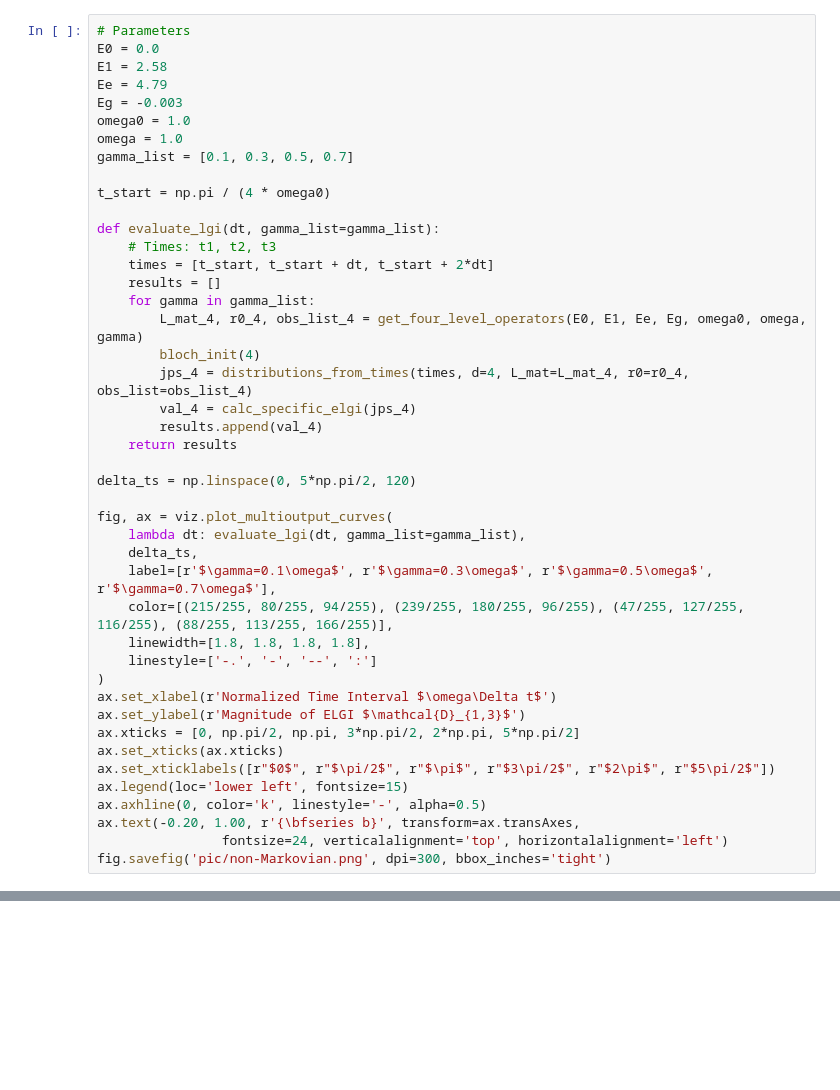
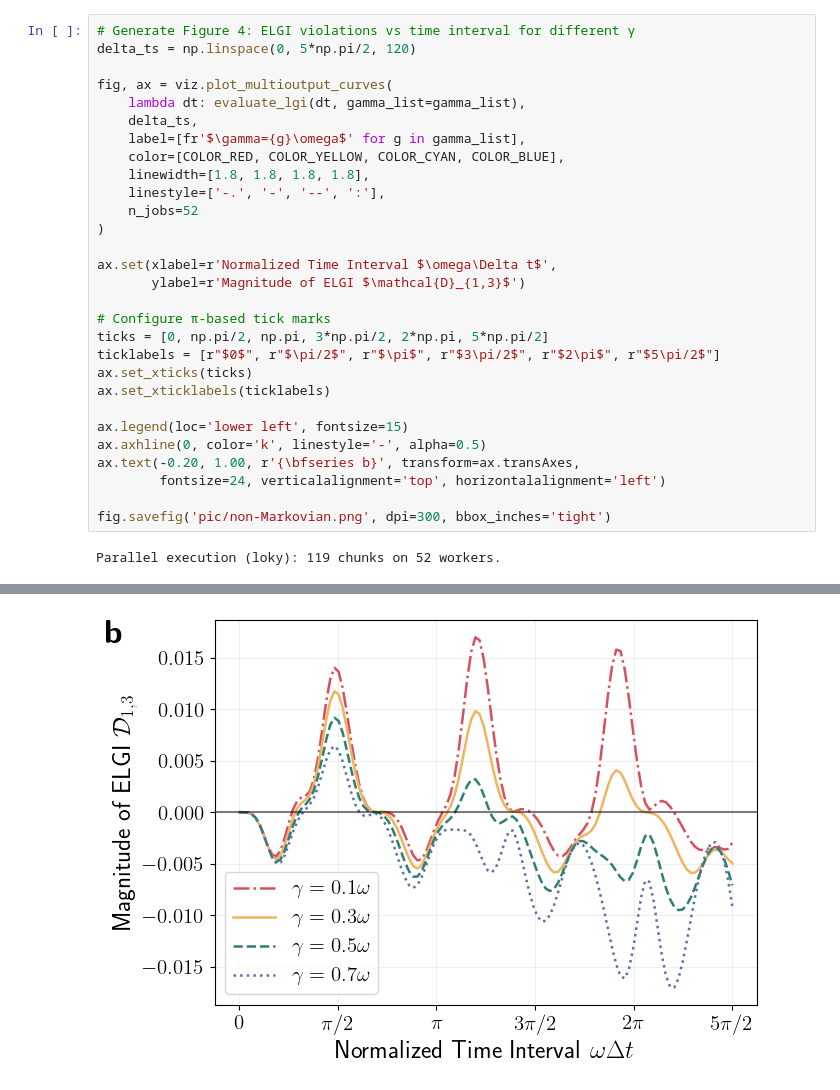
Before and after one commit to PolarisMegrez/Entropic-Leggett-Garg-Inequalities, a Jupyter notebook: demo.ipynb, the cells around one changed output, grey strips where cells are left out. Drawn from its saved outputs; the diff is of its cells as text; blank space fills up the shorter version.

```diff
--- a/demo.ipynb
+++ b/demo.ipynb
@@ -342,44 +499,31 @@ def calc_specific_elgi(jps):
 # %%
-# Parameters
-E0 = 0.0
-E1 = 2.58
-Ee = 4.79
-Eg = -0.003
-omega0 = 1.0
-omega = 1.0
-gamma_list = [0.1, 0.3, 0.5, 0.7]
-
-t_start = np.pi / (4 * omega0)
-
-def evaluate_lgi(dt, gamma_list=gamma_list):
-    # Times: t1, t2, t3
-    times = [t_start, t_start + dt, t_start + 2*dt]
-    results = []
-    for gamma in gamma_list:
-        L_mat_4, r0_4, obs_list_4 = get_four_level_operators(E0, E1, Ee, Eg, omega0, omega, gamma)
-        bloch_init(4)
-        jps_4 = distributions_from_times(times, d=4, L_mat=L_mat_4, r0=r0_4, obs_list=obs_list_4)
-        val_4 = calc_specific_elgi(jps_4)
-        results.append(val_4)
-    return results
-
+# Generate Figure 4: ELGI violations vs time interval for different γ
 delta_ts = np.linspace(0, 5*np.pi/2, 120)
 
 fig, ax = viz.plot_multioutput_curves(
     lambda dt: evaluate_lgi(dt, gamma_list=gamma_list),
     delta_ts,
-    label=[r'$\gamma=0.1\omega$', r'$\gamma=0.3\omega$', r'$\gamma=0.5\omega$', r'$\gamma=0.7\omega$'],
-    color=[(215/255, 80/255, 94/255), (239/255, 180/255, 96/255), (47/255, 127/255, 116/255), (88/255, 113/255, 166/255)],
+    label=[fr'$\gamma={g}\omega$' for g in gamma_list],
+    color=[COLOR_RED, COLOR_YELLOW, COLOR_CYAN, COLOR_BLUE],
     linewidth=[1.8, 1.8, 1.8, 1.8],
-    linestyle=['-.', '-', '--', ':']
+    linestyle=['-.', '-', '--', ':'],
+    n_jobs=52
 )
-ax.set_xlabel(r'Normalized Time Interval $\omega\Delta t$')
-ax.set_ylabel(r'Magnitude of ELGI $\mathcal{D}_{1,3}$')
-ax.xticks = [0, np.pi/2, np.pi, 3*np.pi/2, 2*np.pi, 5*np.pi/2]
-ax.set_xticks(ax.xticks)
-ax.set_xticklabels([r"$0$", r"$\pi/2$", r"$\pi$", r"$3\pi/2$", r"$2\pi$", r"$5\pi/2$"])
+
+ax.set(xlabel=r'Normalized Time Interval $\omega\Delta t$',
+       ylabel=r'Magnitude of ELGI $\mathcal{D}_{1,3}$')
+
+# Configure π-based tick marks
+ticks = [0, np.pi/2, np.pi, 3*np.pi/2, 2*np.pi, 5*np.pi/2]
+ticklabels = [r"$0$", r"$\pi/2$", r"$\pi$", r"$3\pi/2$", r"$2\pi$", r"$5\pi/2$"]
+ax.set_xticks(ticks)
+ax.set_xticklabels(ticklabels)
+
 ax.legend(loc='lower left', fontsize=15)
 ax.axhline(0, color='k', linestyle='-', alpha=0.5)
 ax.text(-0.20, 1.00, r'{\bfseries b}', transform=ax.transAxes,
-                fontsize=24, verticalalignment='top', horizontalalignment='left')
+        fontsize=24, verticalalignment='top', horizontalalignment='left')
+
 fig.savefig('pic/non-Markovian.png', dpi=300, bbox_inches='tight')
+# %% [output]
+Parallel execution (loky): 119 chunks on 52 workers.
@@ -385,0 +536 @@ fig.savefig('pic/non-Markovian.png', dpi=300, bbox_inches='tight')
+[figure, added]
```
Also changed, not shown: parts of 23 cells of this notebook, 16 other files.
